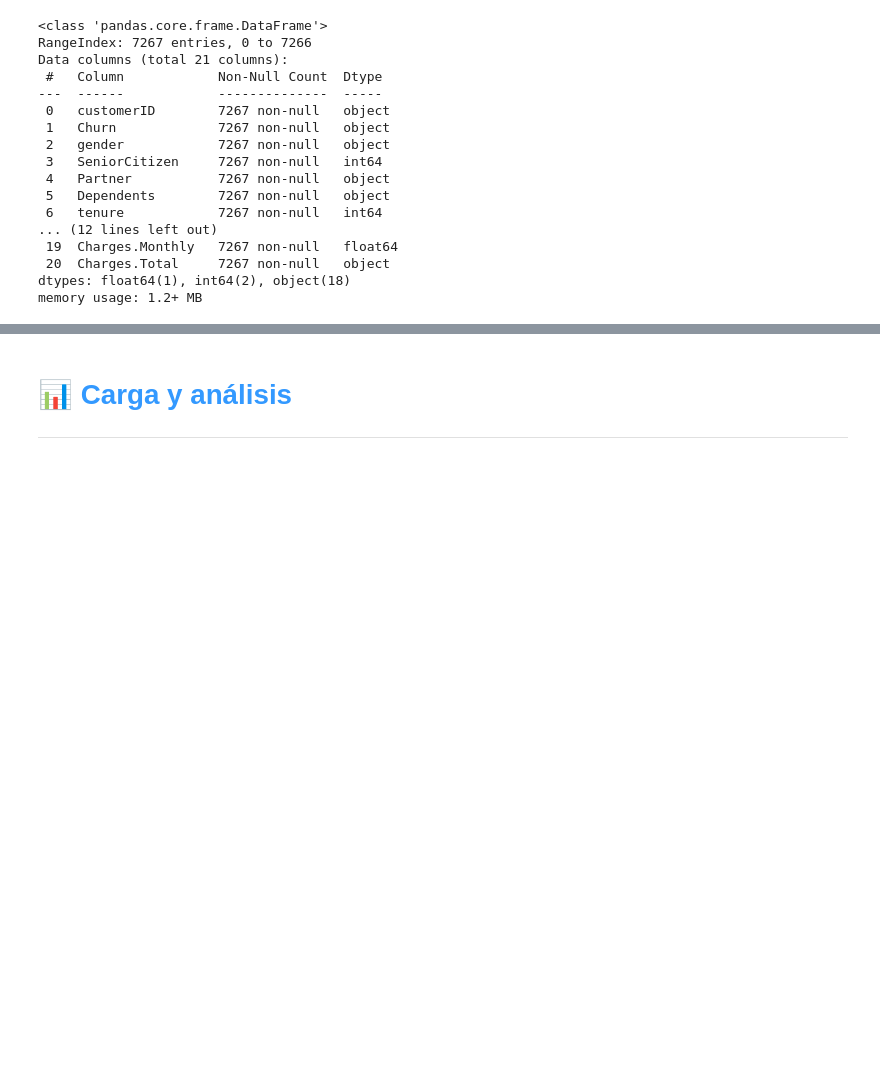
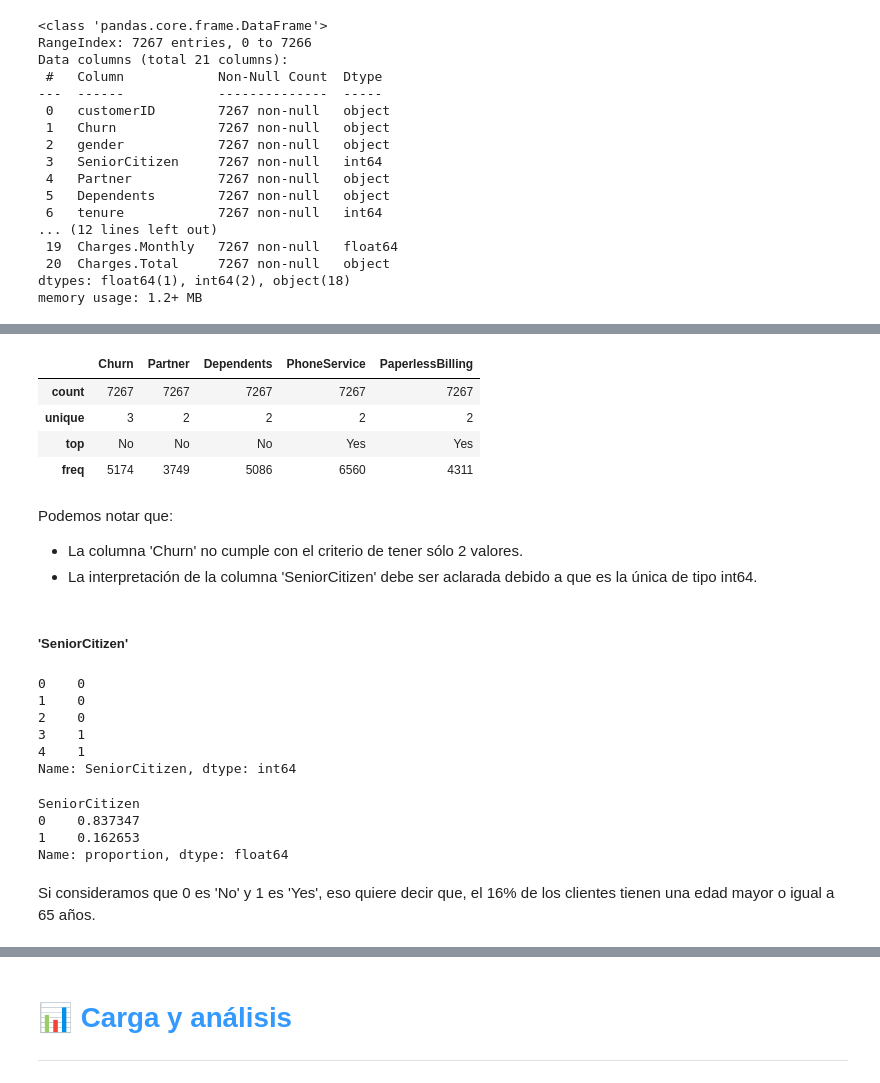
Before and after one commit to carloslozano-rg/challenge-telecom-x, a Jupyter notebook: TelecomX_LATAM.ipynb, the cells around one changed output, grey strips where cells are left out. Cells and saved outputs as stored; diff of their text form; code cells hidden in the pictures; blank space fills up the shorter version.

Commit message:
feat: comprobar incoherencias en los datos: - Comprobar valores nulos. - Comprobar valores duplicados. - Comprobar valores inconsistentes.

```diff
--- a/TelecomX_LATAM.ipynb
+++ b/TelecomX_LATAM.ipynb
@@ -195,0 +617,3 @@ memory usage: 1.2+ MB
+# %%
+columnas_booleanas = ['Churn', 'SeniorCitizen', 'Partner', 'Dependents', 'PhoneService', 'PaperlessBilling']
+columnas_booleanas
@@ -195,0 +651,32 @@ memory usage: 1.2+ MB
+# %%
+telecom_x_normalizado[columnas_booleanas].describe(include='object')
+# %% [output]
+|  | Churn | Partner | Dependents | PhoneService | PaperlessBilling |
+| count | 7267 | 7267 | 7267 | 7267 | 7267 |
+| unique | 3 | 2 | 2 | 2 | 2 |
+| top | No | No | No | Yes | Yes |
+| freq | 5174 | 3749 | 5086 | 6560 | 4311 |
+# %% [markdown]
+Podemos notar que:
+- La columna 'Churn' no cumple con el criterio de tener sólo 2 valores.
+- La interpretación de la columna 'SeniorCitizen' debe ser aclarada debido a que es la única de tipo int64.
+# %% [markdown]
+##### 'SeniorCitizen'
+# %%
+telecom_x_normalizado['SeniorCitizen'].head()
+# %% [output]
+0    0
+1    0
+2    0
+3    1
+4    1
+Name: SeniorCitizen, dtype: int64
+# %%
+telecom_x_normalizado.SeniorCitizen.value_counts(normalize=True)
+# %% [output]
+SeniorCitizen
+0    0.837347
+1    0.162653
+Name: proportion, dtype: float64
+# %% [markdown]
+Si consideramos que 0 es 'No' y 1 es 'Yes', eso quiere decir que, el 16% de los clientes tienen una edad mayor o igual a 65 años.
```
Also changed, not shown: parts of 90 cells of this notebook.
